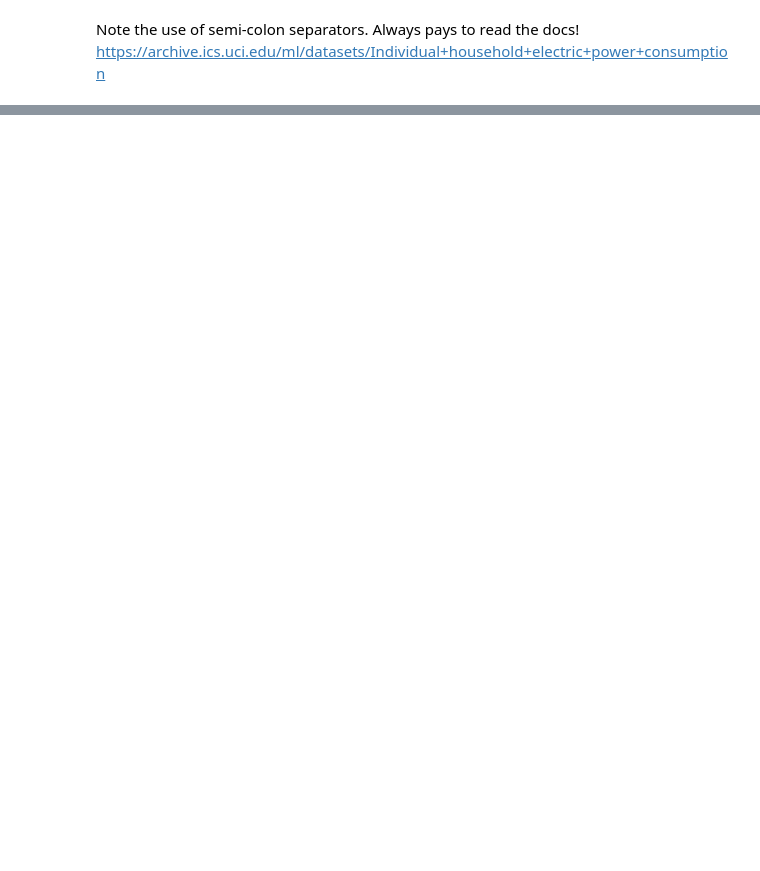
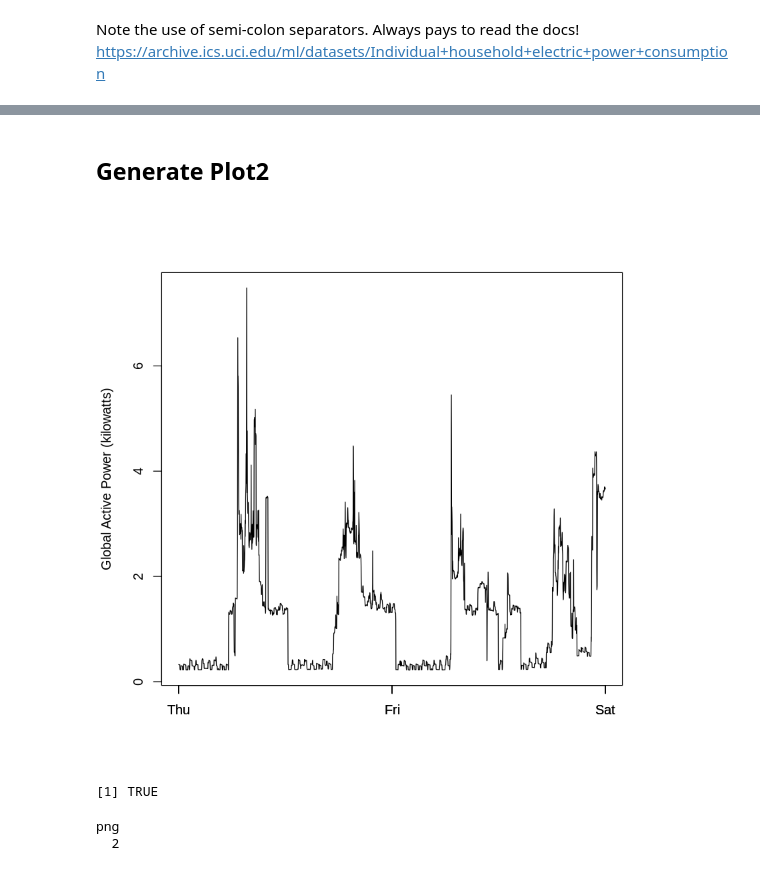
Before and after one commit to goyder/r-jupyter, a Jupyter notebook: data-exploration/Assignment 1.ipynb, the cells around one changed output, grey strips where cells are left out. Cells and saved outputs as stored; diff of their text form; code cells hidden in the pictures; blank space fills up the shorter version.

```diff
--- a/data-exploration/Assignment 1.ipynb
+++ b/data-exploration/Assignment 1.ipynb
@@ -49,0 +136,24 @@ power_consumption
+# %% [markdown]
+## Generate Plot2
+# %%
+plot(power_consumption_subset$datetime, power_consumption_subset$Global_active_power, type='l',
+    ylab = "Global Active Power (kilowatts)",
+    xlab = "")
+axis.POSIXct(1, power_consumption_subset$datetime, format = "%a")
+# %% [output]
+[figure, added]
+# %%
+if (file.exists("Plot2.png")) {
+    file.remove("Plot2.png")
+}
+
+png("Plot2.png", width=480, height=480, units="px")
+plot(power_consumption_subset$datetime, power_consumption_subset$Global_active_power, type='l',
+    ylab = "Global Active Power (kilowatts)",
+    xlab = "")
+axis.POSIXct(1, power_consumption_subset$datetime, format = "%a")
+dev.off()
+# %% [output]
+[1] TRUE
+png
+  2
```
Also changed, not shown: parts of 21 cells of this notebook, 9 other files.
